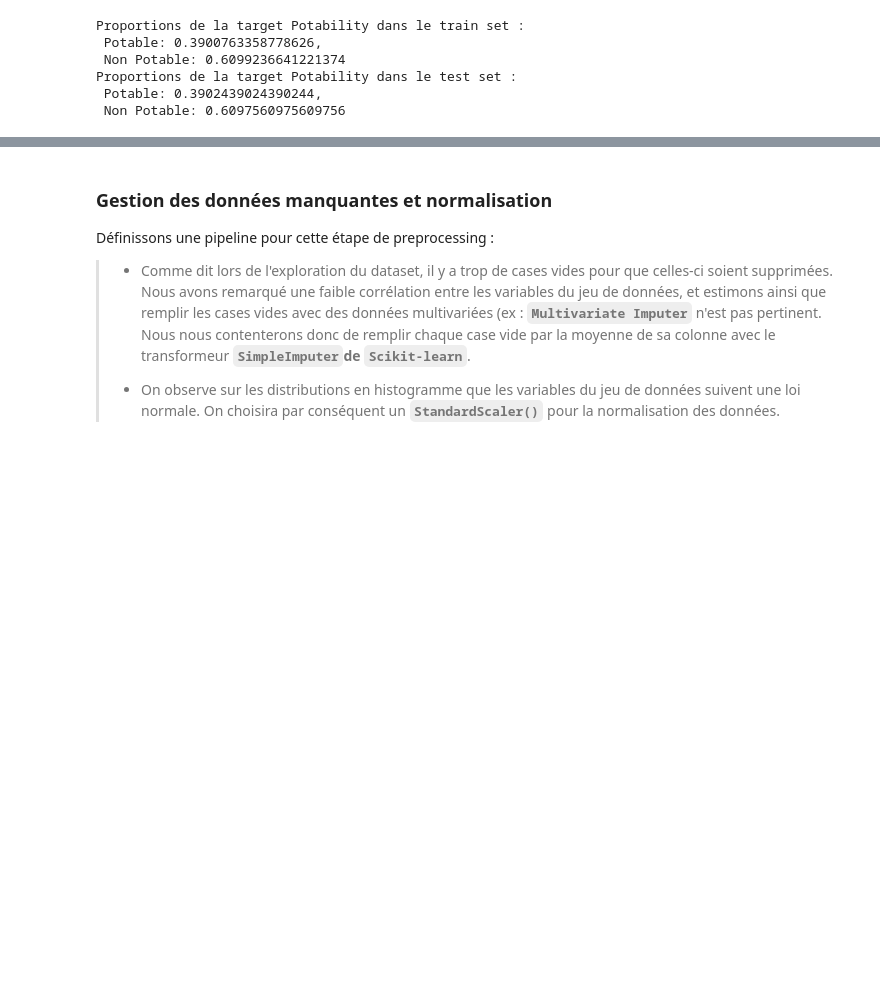
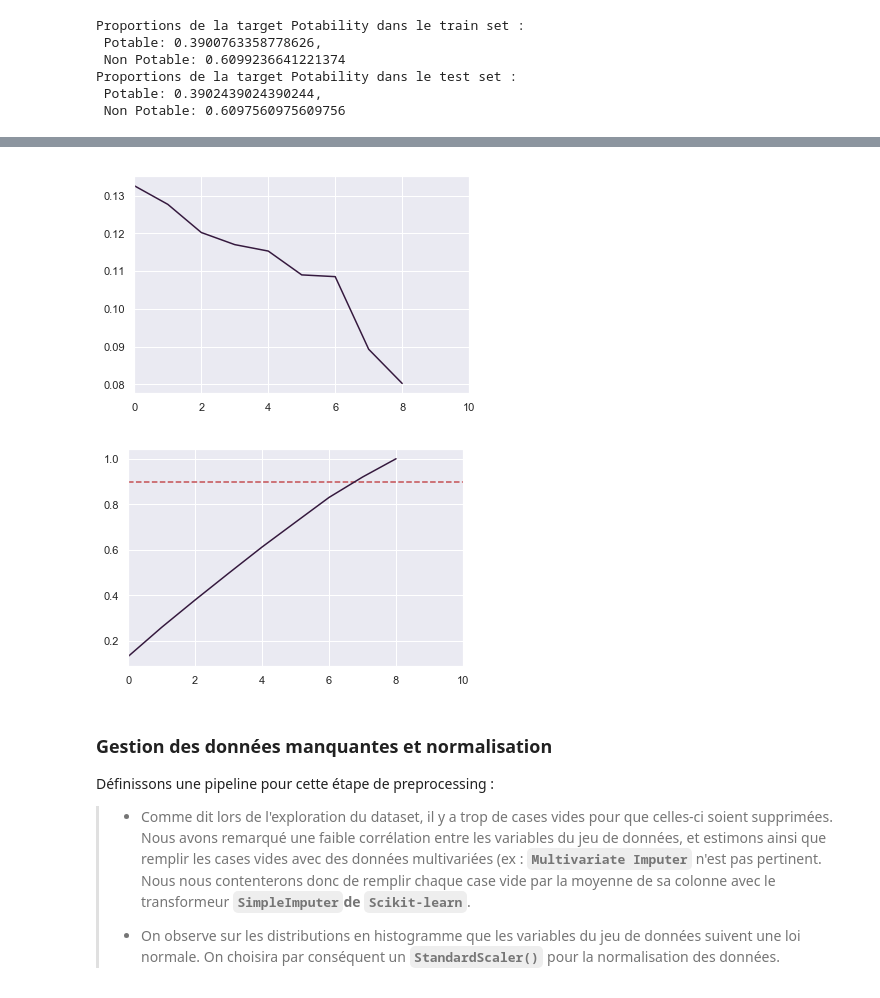
Before and after one commit to bidouze/CleanWaterData, a Jupyter notebook: Eau potable.ipynb, the cells around one changed output, grey strips where cells are left out. Drawn from its saved outputs; the diff is of its cells as text; code cells hidden in the pictures; blank space fills up the shorter version.

```diff
--- a/Eau potable.ipynb
+++ b/Eau potable.ipynb
@@ -253,3 +291,18 @@ df_test=test_outliers_removed
+# %%
+pca = PCA()
+pca.fit(X)
+
+plt.figure()
+plt.xlim(0,10)
+plt.plot(pca.explained_variance_ratio_);
+
+plt.figure()
+plt.xlim(0,10)
+plt.axhline(y = 0.9, color ='r', linestyle = '--')
+plt.plot(pca.explained_variance_ratio_.cumsum());
+# %% [output]
+[figure, added]
+[figure, added]
 # %% [markdown]
 ### Gestion des données manquantes et normalisation
 
```
Also changed, not shown: parts of 8 cells of this notebook.
